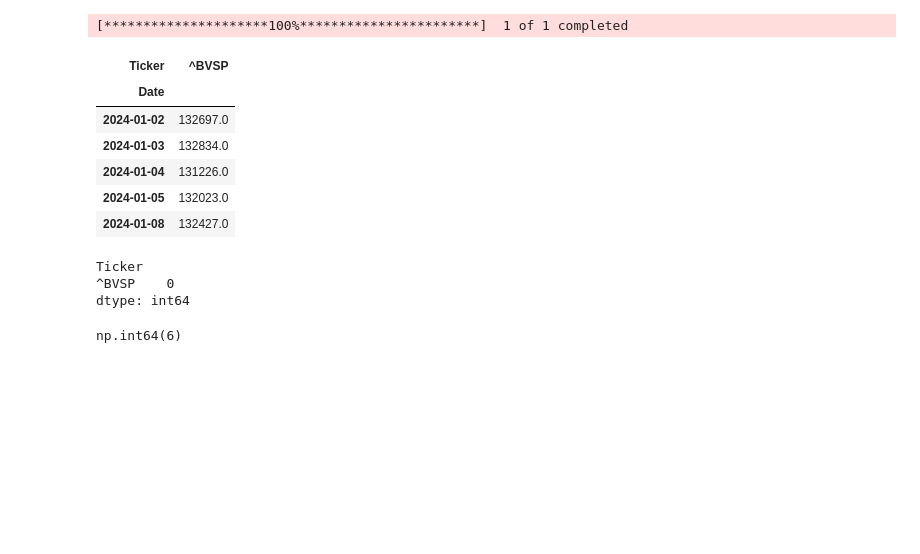
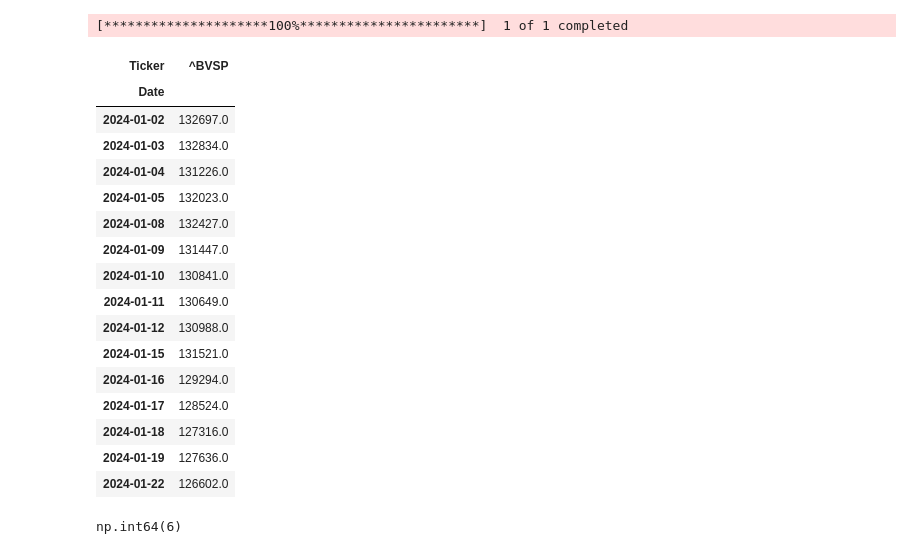
Before and after one commit to edubrumgithub/Analise-Indicadores-Financeiros-Economicos, a Jupyter notebook: main.ipynb, the cells around one changed output. Drawn from its saved outputs; the diff is of its cells as text; code cells hidden in the pictures; blank space fills up the shorter version.

```diff
--- a/main.ipynb
+++ b/main.ipynb
@@ -14,22 +14,25 @@ ibovespa = yf.download(tickers='^BVSP', period='ytd')['Adj Close']
 [*********************100%***********************]  1 of 1 completed
 # %%
 # Verificando DataFrame
-ibovespa.head()
+ibovespa.head(15)
 # %% [output]
 | Ticker | ^BVSP |
 | Date |  |
 | 2024-01-02 | 132697.0 |
 | 2024-01-03 | 132834.0 |
 | 2024-01-04 | 131226.0 |
 | 2024-01-05 | 132023.0 |
 | 2024-01-08 | 132427.0 |
+| 2024-01-09 | 131447.0 |
+| 2024-01-10 | 130841.0 |
+| 2024-01-11 | 130649.0 |
+| 2024-01-12 | 130988.0 |
+| 2024-01-15 | 131521.0 |
+| 2024-01-16 | 129294.0 |
+| 2024-01-17 | 128524.0 |
+| 2024-01-18 | 127316.0 |
+| 2024-01-19 | 127636.0 |
+| 2024-01-22 | 126602.0 |
-# %%
-# Verificando valores nulos
-ibovespa.isnull().sum()
-# %% [output]
-Ticker
-^BVSP    0
-dtype: int64
 # %%
 # Valores duplicados
 ibovespa.duplicated().sum()
```
Also changed, not shown: parts of 11 cells of this notebook.
